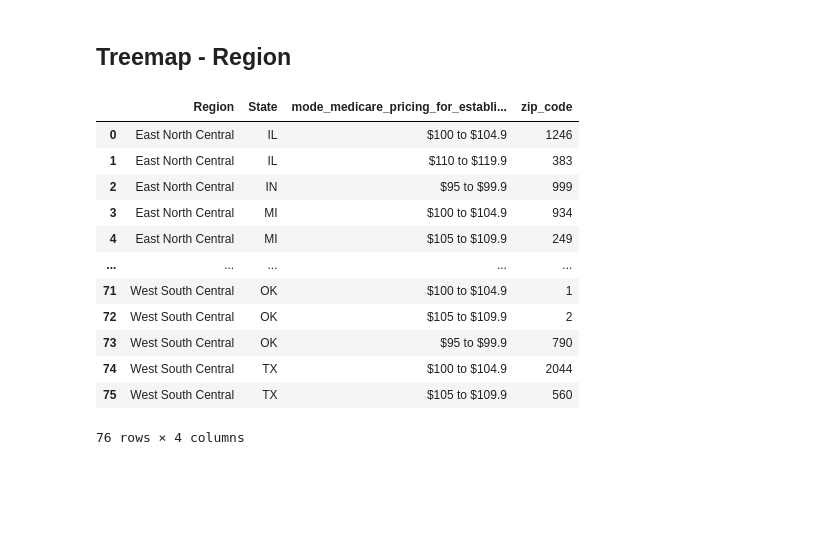
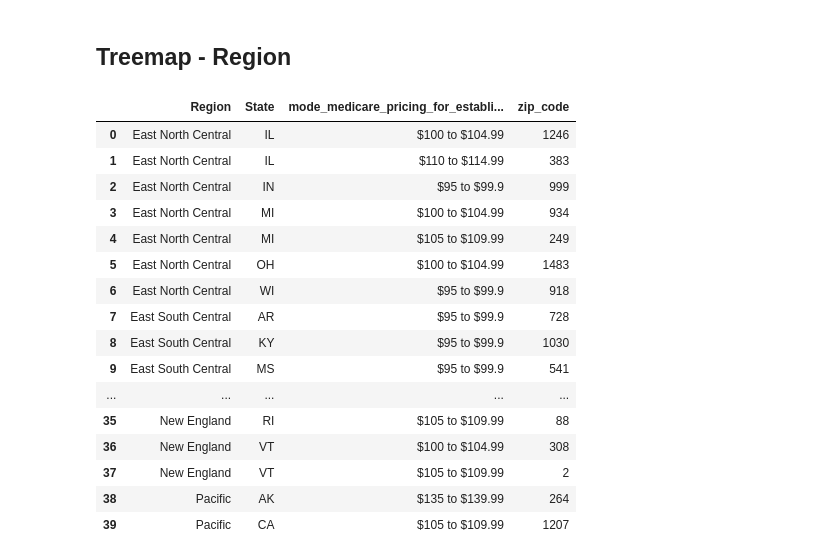
Before and after one commit to oimartin/Older-and-Wiser, a Jupyter notebook: geriatric_visits_nb.ipynb, the cells around one changed output. Saved outputs shown, nothing was run; the diff lists cells and outputs as text; code cells hidden in the pictures; blank space fills up the shorter version.

```diff
--- a/geriatric_visits_nb.ipynb
+++ b/geriatric_visits_nb.ipynb
@@ -206,3 +195,8 @@ The zip code data used is from the 2019 Individual income tax statistics by zip
 2019 Individual income tax statistics by zip code. There are 559 zip codes that were not assigned a state.
 # %% [markdown]
 ## Adjust Zip_code in Visits
+# %%
+visits.iloc[:, 7] = visits.iloc[:, 7].astype('string')
+visits.iloc[:, 14] = visits.iloc[:, 14].astype('string')
+
+visits.info()
@@ -209,6 +286,2 @@ The zip code data used is from the 2019 Individual income tax statistics by zip
 # %%
 new_visits = visits[visits['Region'] != ''].copy()
-# %%
-new_visits.iloc[:, 0] = new_visits['zip_code'].astype('string')
-new_visits.iloc[:, 7] = new_visits.iloc[:, 7].astype('string')
-new_visits.iloc[:, 14] = new_visits.iloc[:, 14].astype('string')
@@ -271,37 +291,45 @@ new_visits.reset_index(drop=True, inplace=True)
 ## Treemap - Region
 # %%
 bins = pd.IntervalIndex.from_tuples([(95, 99.999999),
-                                     (100, 104.999999), (105, 109.999999),
-                                     (110, 114.999999), (115, 119.999999),
-                                     (120, 124.999999), (125, 129.999999),
-                                     (130, 134.999999), (135, 139.999999)])
+                                     (100, 104.999999),
+                                     (105, 109.999999),
+                                     (110, 114.999999),
+                                     (115, 119.999999),
+                                     (120, 124.999999),
+                                     (125, 129.999999),
+                                     (130, 134.999999),
+                                     (135, 139.999999)])
 
 binned = pd.cut(new_visits['mode_medicare_pricing_for_established_patient'].copy(), bins)
 mod_bin = new_visits.rename(columns={'mode_medicare_pricing_for_established_patient':'orig_mode_med_estab'}).copy()
 bin_new_visits = pd.concat([mod_bin, binned], axis='columns')
 bin_new_visits.iloc[:,-1] = bin_new_visits.iloc[:,-1].astype(str).replace(to_replace={'(95.0, 99.999999]': '$95 to $99.9',
-                                                                                      '(100.0, 104.999999]': '$100 to $104.9',
-                                                                                      '(105.0, 109.999999]': '$105 to $109.9',
-                                                                                      '(110.0, 114.999999]': '$110 to $119.9',
-                                                                                      '(115.0, 119.999999]': '$115 to $119.9',
-                                                                                      '(120.0, 124.999999]': '$120 to $124.9',
-                                                                                      '(125.0, 129.999999]': '$125 to $129.9',
-                                                                                      '130.0, 139.999999]' : '$130 to $134.9',
-                                                                                      '135, 139.999999]': '$135 to $139.9'})
+                                                                                      '(100.0, 104.999999]': '$100 to $104.99',
+                                                                                      '(105.0, 109.999999]': '$105 to $109.99',
+                                                                                      '(110.0, 114.999999]': '$110 to $114.99',
+                                                                                      '(115.0, 119.999999]': '$115 to $119.99',
+                                                                                      '(120.0, 124.999999]': '$120 to $124.99',
+                                                                                      '(125.0, 129.999999]': '$125 to $129.99',
+                                                                                      '(130.0, 134.999999]' : '$130 to $134.99',
+                                                                                      '(135.0, 139.999999]': '$135 to $139.99'})
 grouped_visits = bin_new_visits.groupby(['Region','State','mode_medicare_pricing_for_established_patient']).count().reset_index().iloc[:,0:4]
 # %%
-grouped_visits
+grouped_visits.head(40)
 # %% [output]
 |  | Region | State | mode_medicare_pricing_for_establi... | zip_code |
-| 0 | East North Central | IL | $100 to $104.9 | 1246 |
-| 1 | East North Central | IL | $110 to $119.9 | 383 |
+| 0 | East North Central | IL | $100 to $104.99 | 1246 |
+| 1 | East North Central | IL | $110 to $114.99 | 383 |
 | 2 | East North Central | IN | $95 to $99.9 | 999 |
-| 3 | East North Central | MI | $100 to $104.9 | 934 |
-| 4 | East North Central | MI | $105 to $109.9 | 249 |
+| 3 | East North Central | MI | $100 to $104.99 | 934 |
+| 4 | East North Central | MI | $105 to $109.99 | 249 |
+| 5 | East North Central | OH | $100 to $104.99 | 1483 |
+| 6 | East North Central | WI | $95 to $99.9 | 918 |
+| 7 | East South Central | AR | $95 to $99.9 | 728 |
+| 8 | East South Central | KY | $95 to $99.9 | 1030 |
+| 9 | East South Central | MS | $95 to $99.9 | 541 |
 | ... | ... | ... | ... | ... |
-| 71 | West South Central | OK | $100 to $104.9 | 1 |
-| 72 | West South Central | OK | $105 to $109.9 | 2 |
-| 73 | West South Central | OK | $95 to $99.9 | 790 |
-| 74 | West South Central | TX | $100 to $104.9 | 2044 |
-| 75 | West South Central | TX | $105 to $109.9 | 560 |
+| 35 | New England | RI | $105 to $109.99 | 88 |
+| 36 | New England | VT | $100 to $104.99 | 308 |
+| 37 | New England | VT | $105 to $109.99 | 2 |
+| 38 | Pacific | AK | $135 to $139.99 | 264 |
+| 39 | Pacific | CA | $105 to $109.99 | 1207 |
-76 rows × 4 columns
```
Also changed, not shown: parts of 24 cells of this notebook.
